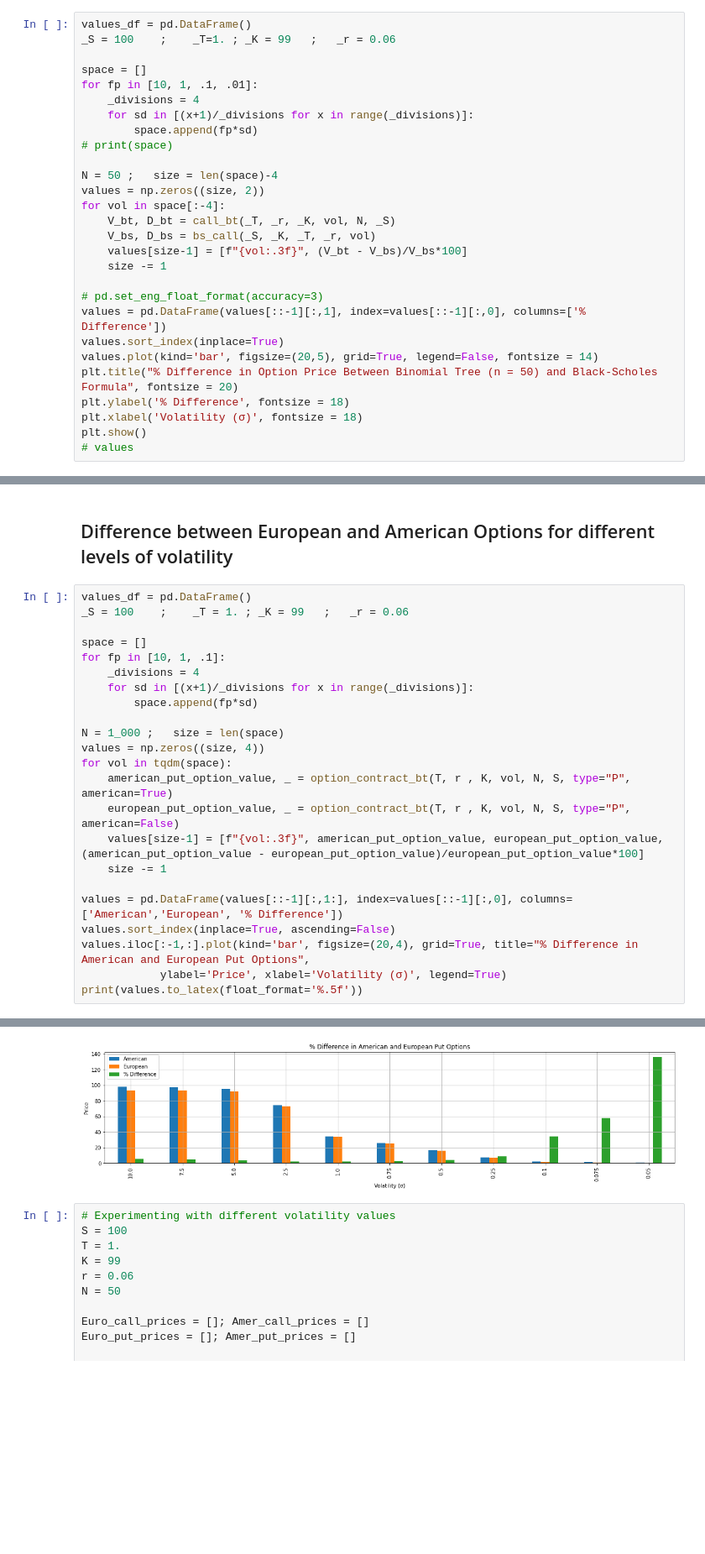
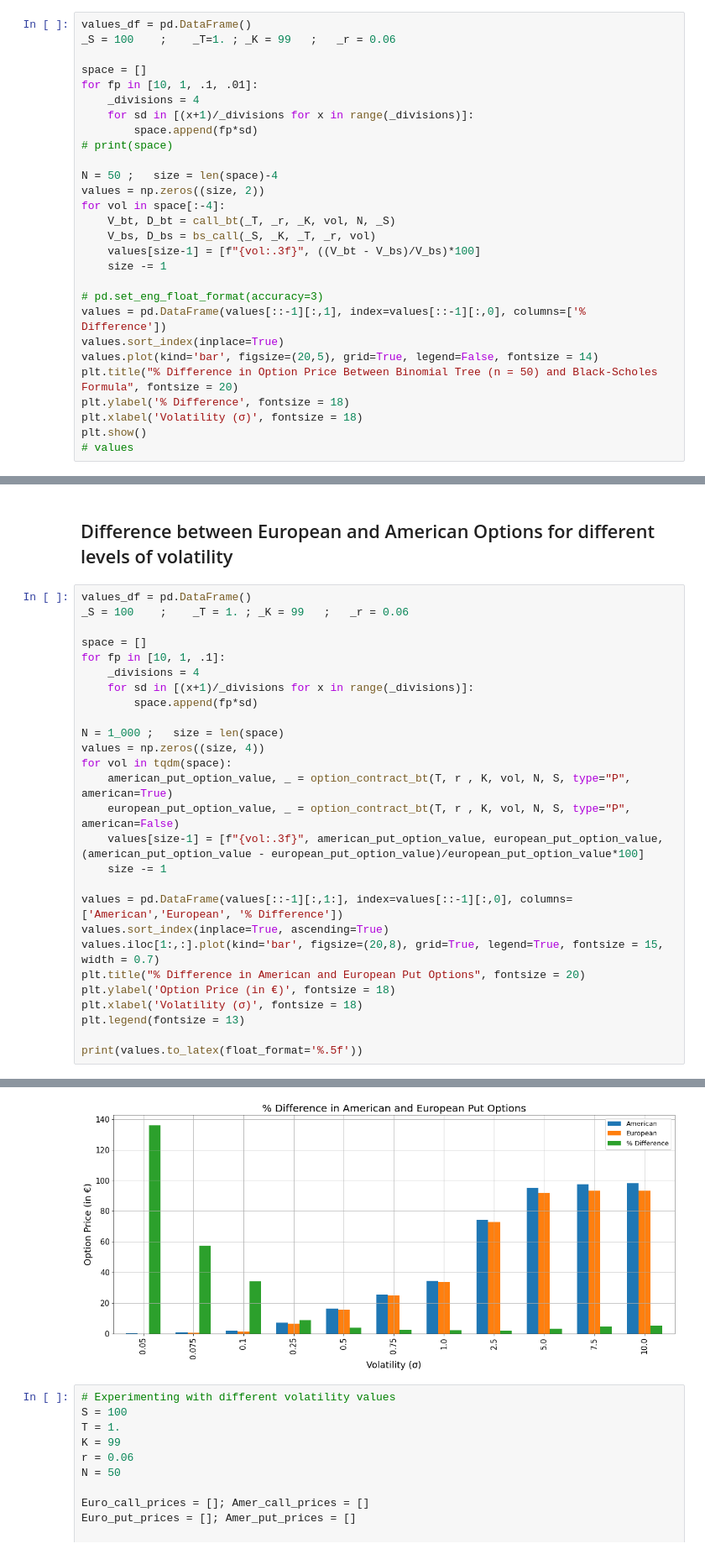
Before and after one commit to ithakis/UvA-Computational-Finance, a Jupyter notebook: Part 2.ipynb, the cells around one changed output, grey strips where cells are left out. Shown: that part at 84% size. Saved outputs shown, nothing was run; the diff lists cells and outputs as text; blank space fills up the shorter version.

```diff
--- a/Part 2.ipynb
+++ b/Part 2.ipynb
@@ -306,7 +292,7 @@ values = np.zeros((size, 2))
 for vol in space[:-4]:
     V_bt, D_bt = call_bt(_T, _r, _K, vol, N, _S)
     V_bs, D_bs = bs_call(_S, _K, _T, _r, vol)
-    values[size-1] = [f"{vol:.3f}", (V_bt - V_bs)/V_bs*100]
+    values[size-1] = [f"{vol:.3f}", ((V_bt - V_bs)/V_bs)*100]
     size -= 1
 
 # pd.set_eng_float_format(accuracy=3)
@@ -497,8 +483,12 @@ for vol in tqdm(space):
     size -= 1
 
 values = pd.DataFrame(values[::-1][:,1:], index=values[::-1][:,0], columns=['American','European', '% Difference'])
-values.sort_index(inplace=True, ascending=False)
-values.iloc[:-1,:].plot(kind='bar', figsize=(20,4), grid=True, title="% Difference in American and European Put Options",
-            ylabel='Price', xlabel='Volatility (σ)', legend=True)
+values.sort_index(inplace=True, ascending=True)
+values.iloc[1:,:].plot(kind='bar', figsize=(20,8), grid=True, legend=True, fontsize = 15, width = 0.7)
+plt.title("% Difference in American and European Put Options", fontsize = 20)
+plt.ylabel('Option Price (in €)', fontsize = 18)
+plt.xlabel('Volatility (σ)', fontsize = 18)
+plt.legend(fontsize = 13)
+
 print(values.to_latex(float_format='%.5f'))
 # %% [output]
@@ -523,4 +513,4 @@ print(values.to_latex(float_format='%.5f'))
-[figure, old version]
+[figure, new version]
 # %%
 # Experimenting with different volatility values
 S = 100
```
Also changed, not shown: parts of 5 cells of this notebook.
